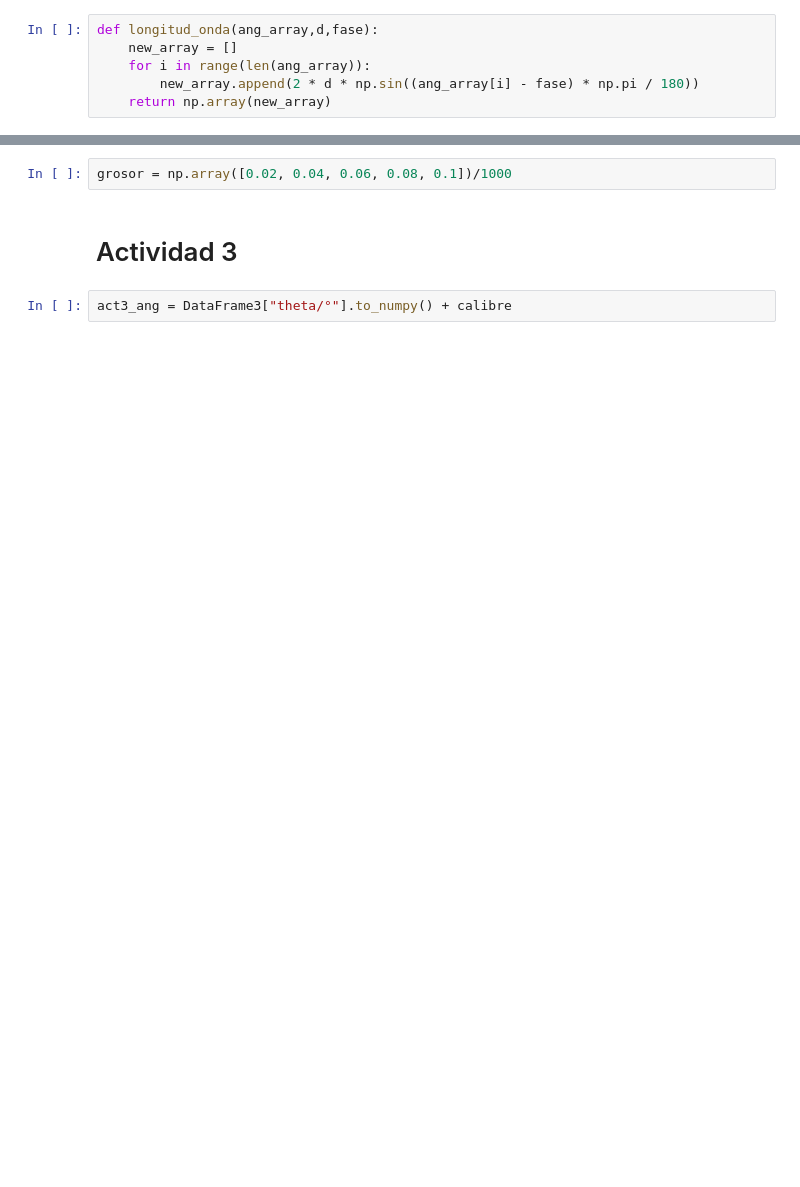
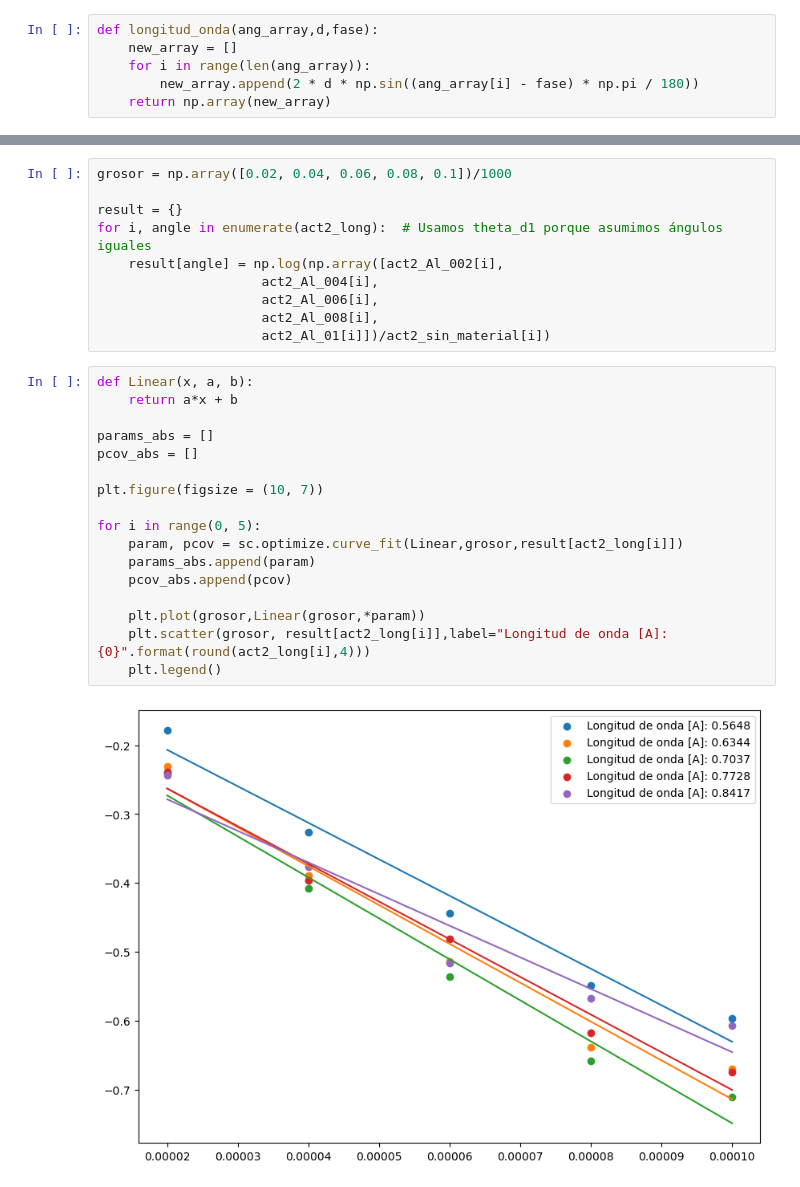
Before and after one commit to QuantumPower4/LabIntermedio2024-2, a Jupyter notebook: Rayos X/Rayos_X.ipynb, the cells around one changed output, grey strips where cells are left out. Cells and saved outputs as stored; diff of their text form; blank space fills up the shorter version.

```diff
--- a/Rayos X/Rayos_X.ipynb
+++ b/Rayos X/Rayos_X.ipynb
@@ -319,6 +459,29 @@ plt.grid()
 # %%
 grosor = np.array([0.02, 0.04, 0.06, 0.08, 0.1])/1000
+
+result = {}
+for i, angle in enumerate(act2_long):  # Usamos theta_d1 porque asumimos ángulos iguales
+    result[angle] = np.log(np.array([act2_Al_002[i],
+                     act2_Al_004[i],
+                     act2_Al_006[i],
+                     act2_Al_008[i],
+                     act2_Al_01[i]])/act2_sin_material[i])
-# %% [markdown]
-# Actividad 3
-# %%
-act3_ang = DataFrame3["theta/°"].to_numpy() + calibre
+# %%
+def Linear(x, a, b):
+    return a*x + b
+
+params_abs = []
+pcov_abs = []
+
+plt.figure(figsize = (10, 7))
+
+for i in range(0, 5):
+    param, pcov = sc.optimize.curve_fit(Linear,grosor,result[act2_long[i]])
+    params_abs.append(param)
+    pcov_abs.append(pcov)
+
+    plt.plot(grosor,Linear(grosor,*param))
+    plt.scatter(grosor, result[act2_long[i]],label="Longitud de onda [A]: {0}".format(round(act2_long[i],4)))
+    plt.legend()
+# %% [output]
+[figure, added]
```
Also changed, not shown: parts of 58 cells of this notebook, 2 other files.
